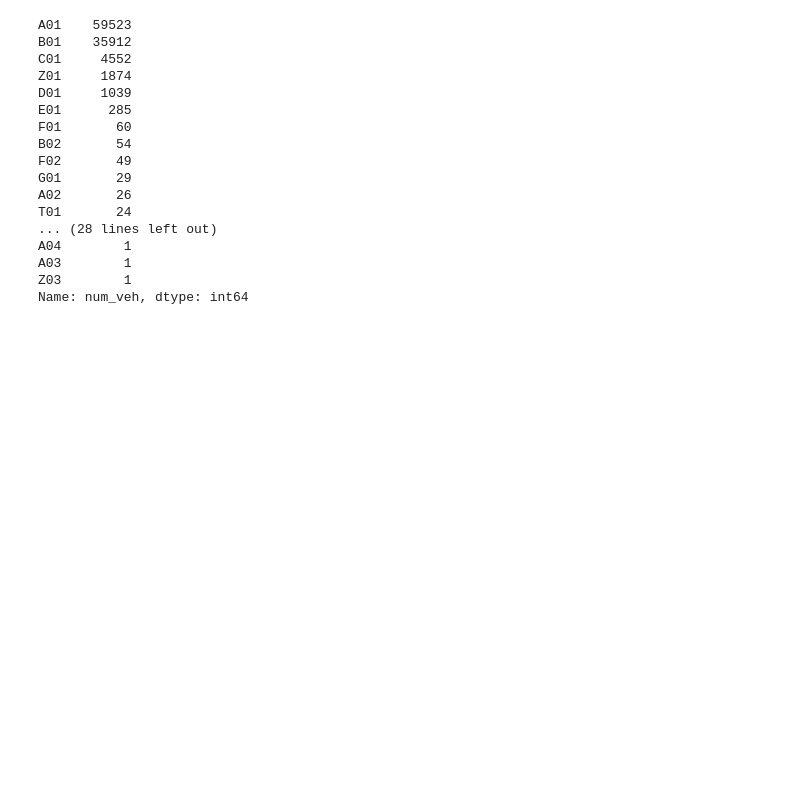
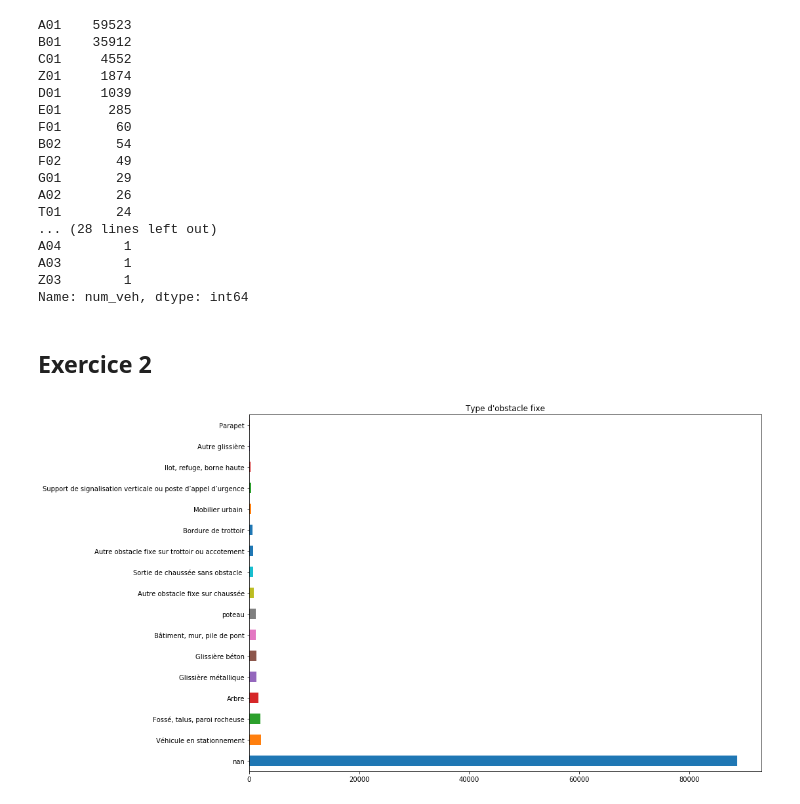
Before and after one commit to romainjouin/formation_python, a Jupyter notebook: ib02_battle_vehicules.ipynb, the cells around one changed output. Drawn from its saved outputs; the diff is of its cells as text; code cells hidden in the pictures; blank space fills up the shorter version.

```diff
--- a/ib02_battle_vehicules.ipynb
+++ b/ib02_battle_vehicules.ipynb
@@ -83,31 +83,35 @@ A04        1
 A03        1
 Z03        1
 Name: num_veh, dtype: int64
+# %% [markdown]
+## Exercice 2
 # %%
 categorie ={
 1: "Véhicule en stationnement",
 2: "Arbre",
 3: "Glissière métallique",
 4: "Glissière béton",
 5: "Autre glissière",
 6: "Bâtiment, mur, pile de pont",
 7: "Support de signalisation verticale ou poste d’appel d’urgence",
 8: "Poteau",
 9: "Mobilier urbain ",
 8: "poteau",
 10: "Parapet",
 11: "Ilot, refuge, borne haute",
 12: "Bordure de trottoir",
 13: "Fossé, talus, paroi rocheuse",
 14: "Autre obstacle fixe sur chaussée",
 15: "Autre obstacle fixe sur trottoir ou accotement",
 16: "Sortie de chaussée sans obstacle "
 
 }
 
-df['obs_enc'] = df.plan.map(categories)
-d
-plan = df.plan_enc.value_counts(dropna=False)
-plan.plot.barh(title='Declivie')
+df['obs_enc'] = df.obs.map(categorie)
+
+obs = df.obs_enc.value_counts(dropna=False)
+obs.plot.barh(title='Type d\'obstacle fixe')
 fig = plt.gcf()
 fig.set_size_inches(14, 10)
+# %% [output]
+[figure, added]
```
